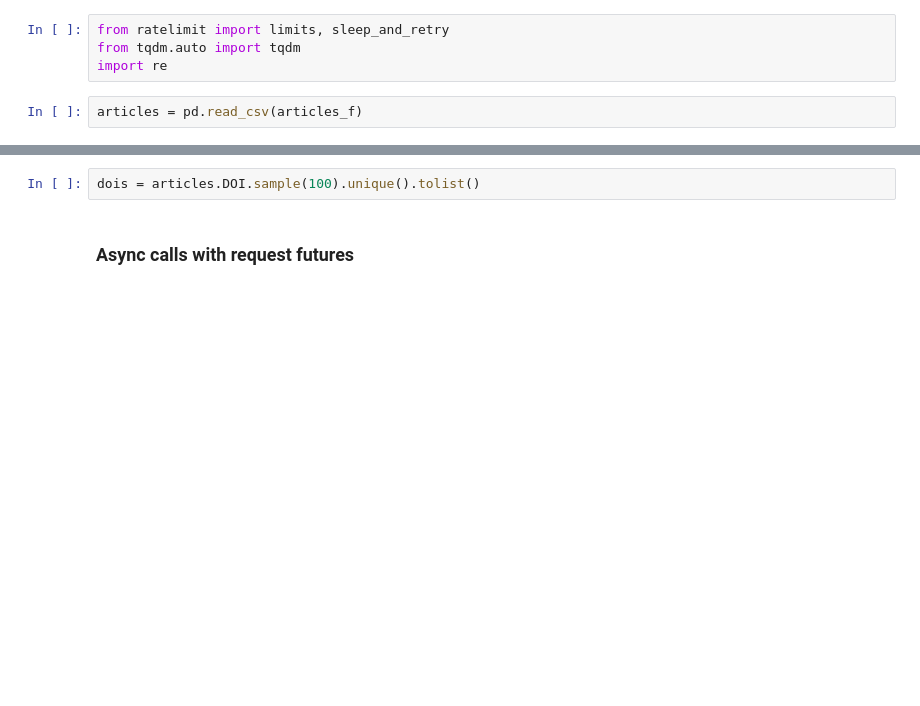
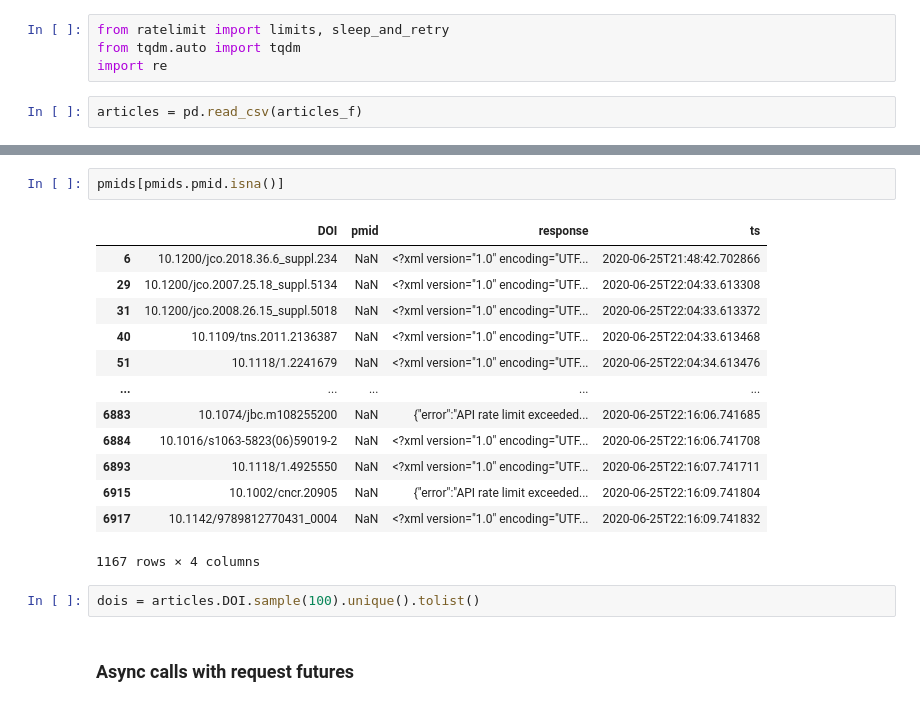
Before and after one commit to ScholCommLab/tracking-grants, a Jupyter notebook: notebooks/exploratory/3_apis.ipynb, the cells around one changed output, grey strips where cells are left out. Saved outputs shown, nothing was run; the diff lists cells and outputs as text; blank space fills up the shorter version.

```diff
--- a/notebooks/exploratory/3_apis.ipynb
+++ b/notebooks/exploratory/3_apis.ipynb
@@ -14,3 +68,19 @@ articles = pd.read_csv(articles_f)
+# %%
+pmids[pmids.pmid.isna()]
+# %% [output]
+|  | DOI | pmid | response | ts |
+| 6 | 10.1200/jco.2018.36.6_suppl.234 | NaN | <?xml version="1.0" encoding="UTF... | 2020-06-25T21:48:42.702866 |
+| 29 | 10.1200/jco.2007.25.18_suppl.5134 | NaN | <?xml version="1.0" encoding="UTF... | 2020-06-25T22:04:33.613308 |
+| 31 | 10.1200/jco.2008.26.15_suppl.5018 | NaN | <?xml version="1.0" encoding="UTF... | 2020-06-25T22:04:33.613372 |
+| 40 | 10.1109/tns.2011.2136387 | NaN | <?xml version="1.0" encoding="UTF... | 2020-06-25T22:04:33.613468 |
+| 51 | 10.1118/1.2241679 | NaN | <?xml version="1.0" encoding="UTF... | 2020-06-25T22:04:34.613476 |
+| ... | ... | ... | ... | ... |
+| 6883 | 10.1074/jbc.m108255200 | NaN | {"error":"API rate limit exceeded... | 2020-06-25T22:16:06.741685 |
+| 6884 | 10.1016/s1063-5823(06)59019-2 | NaN | <?xml version="1.0" encoding="UTF... | 2020-06-25T22:16:06.741708 |
+| 6893 | 10.1118/1.4925550 | NaN | <?xml version="1.0" encoding="UTF... | 2020-06-25T22:16:07.741711 |
+| 6915 | 10.1002/cncr.20905 | NaN | {"error":"API rate limit exceeded... | 2020-06-25T22:16:09.741804 |
+| 6917 | 10.1142/9789812770431_0004 | NaN | <?xml version="1.0" encoding="UTF... | 2020-06-25T22:16:09.741832 |
+1167 rows × 4 columns
 # %%
 dois = articles.DOI.sample(100).unique().tolist()
 # %% [markdown]
```
Also changed, not shown: parts of 10 cells of this notebook, 4 other files.
